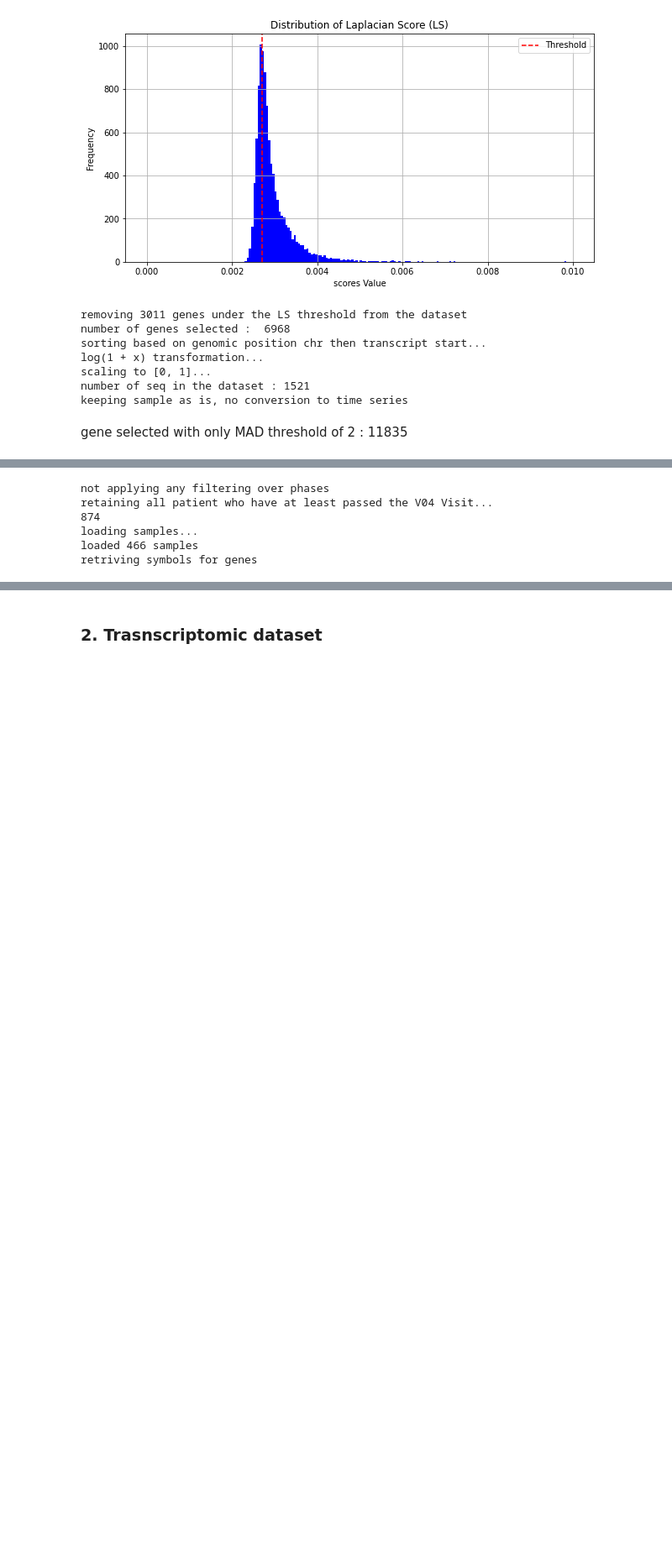
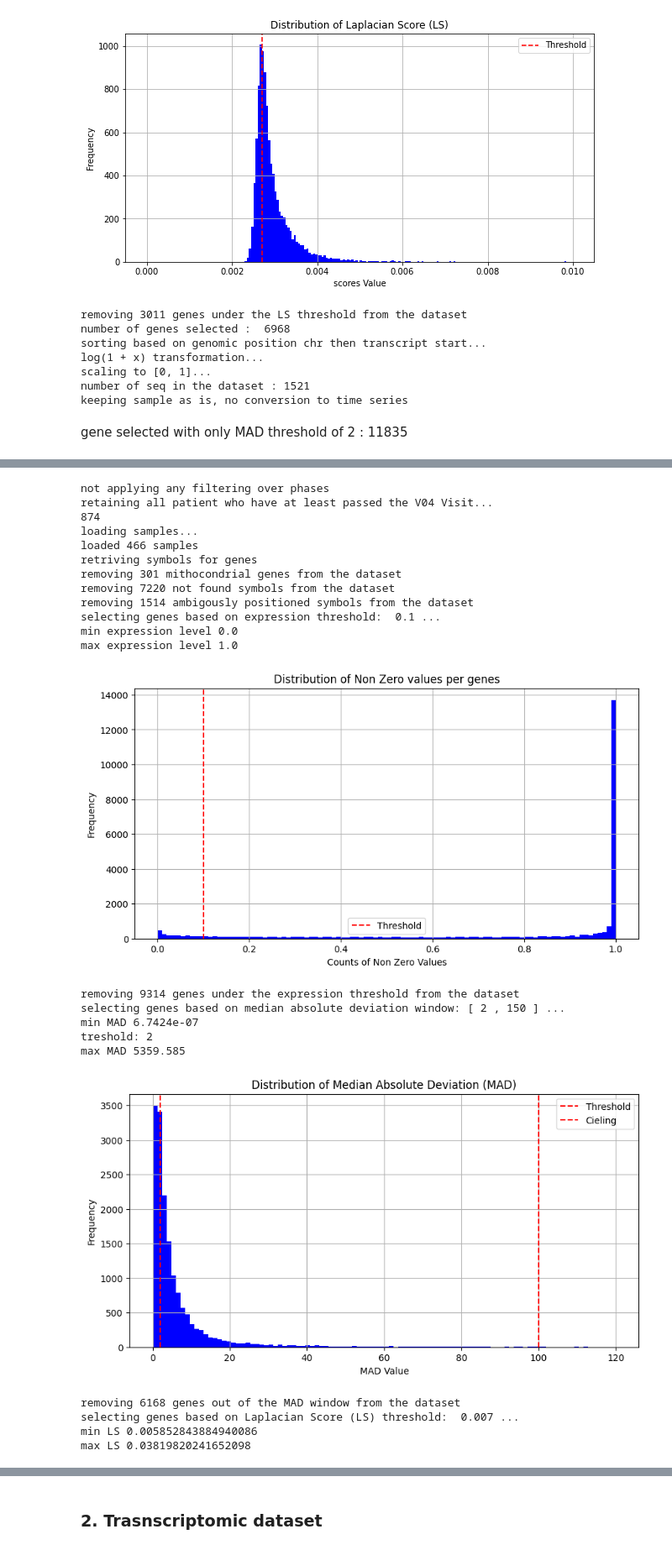
Before and after one commit to aygalic/biosequence_encoding, a Jupyter notebook: thesis_related/dataset_generation.ipynb, the cells around one changed output, grey strips where cells are left out. Shown at 84% size. Saved outputs shown, nothing was run; the diff lists cells and outputs as text; code cells hidden in the pictures; blank space fills up the shorter version.

```diff
--- a/thesis_related/dataset_generation.ipynb
+++ b/thesis_related/dataset_generation.ipynb
@@ -156,25 +184,42 @@ keeping sample as is, no conversion to time series
 # %%
 importlib.reload(data_handler)
 data, metadata = data_handler.generate_dataset_genes(
     time_point="V04",
-    LS_threshold= 0.0025,
-    MAD_threshold = 1,
+    LS_threshold= 0.007,
+    MAD_threshold = 2,
     MT_removal= True,
     expression_threshold= 0.1,
     keep_only_symbols = True,
     drop_ambiguous_pos = True,
     sort_symbols = True,
-    verbose = 0,
+    verbose = 1,
     only_pd=True
     )
 
 
 with open('../workfiles/PPMI_genes_PD_V04.pkl', 'wb') as f:
     pickle.dump((data, metadata), f)
 # %% [output]
 not applying any filtering over phases
 retaining all patient who have at least passed the V04 Visit...
 874
 loading samples...
 loaded 466 samples
 retriving symbols for genes
+removing 301 mithocondrial genes from the dataset
+removing 7220 not found symbols from the dataset
+removing 1514 ambigously positioned symbols from the dataset
+selecting genes based on expression threshold:  0.1 ...
+min expression level 0.0
+max expression level 1.0
+[figure, added]
+removing 9314 genes under the expression threshold from the dataset
+selecting genes based on median absolute deviation window: [ 2 , 150 ] ...
+min MAD 6.7424e-07
+treshold: 2
+max MAD 5359.585
+[figure, added]
+removing 6168 genes out of the MAD window from the dataset
+selecting genes based on Laplacian Score (LS) threshold:  0.007 ...
+min LS 0.005852843884940086
+max LS 0.03819820241652098
```
Also changed, not shown: parts of 5 cells of this notebook, 1 other file.
